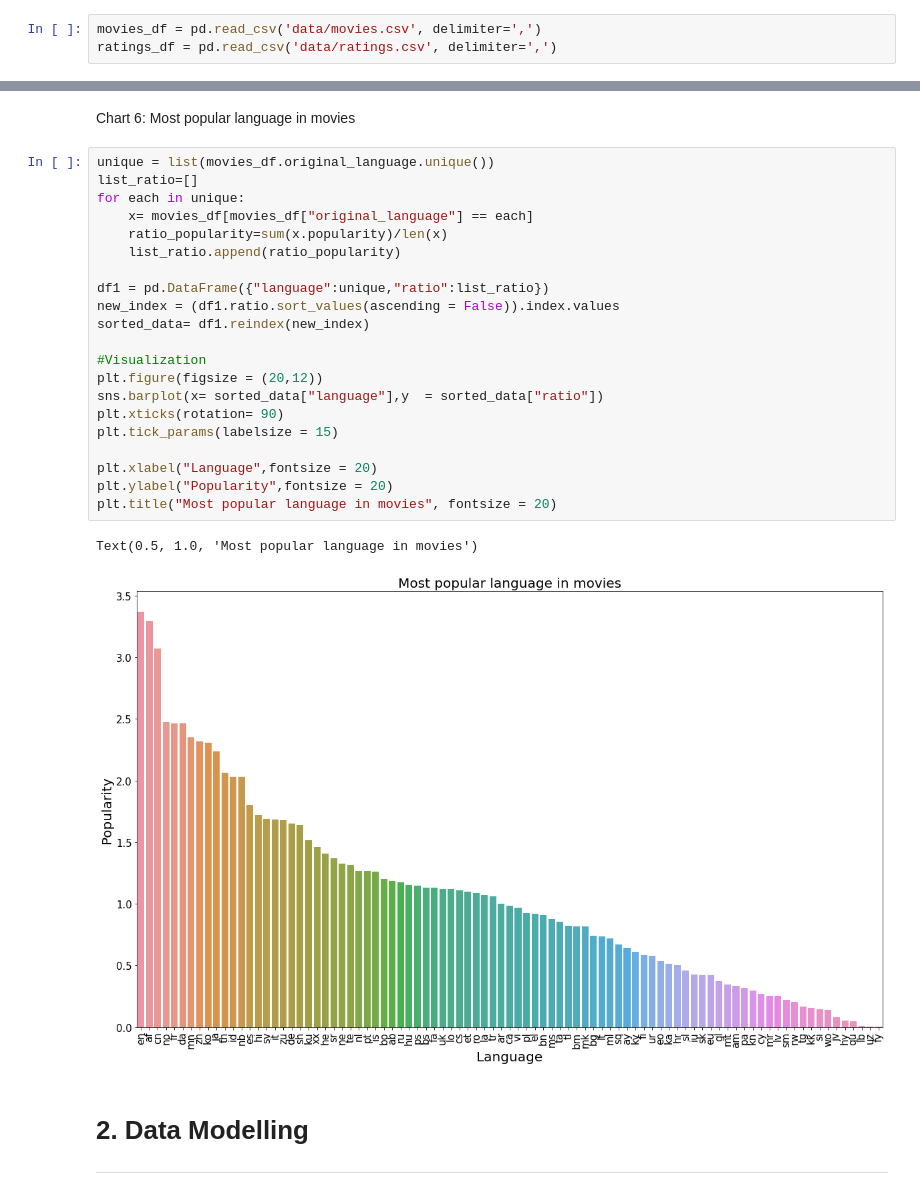
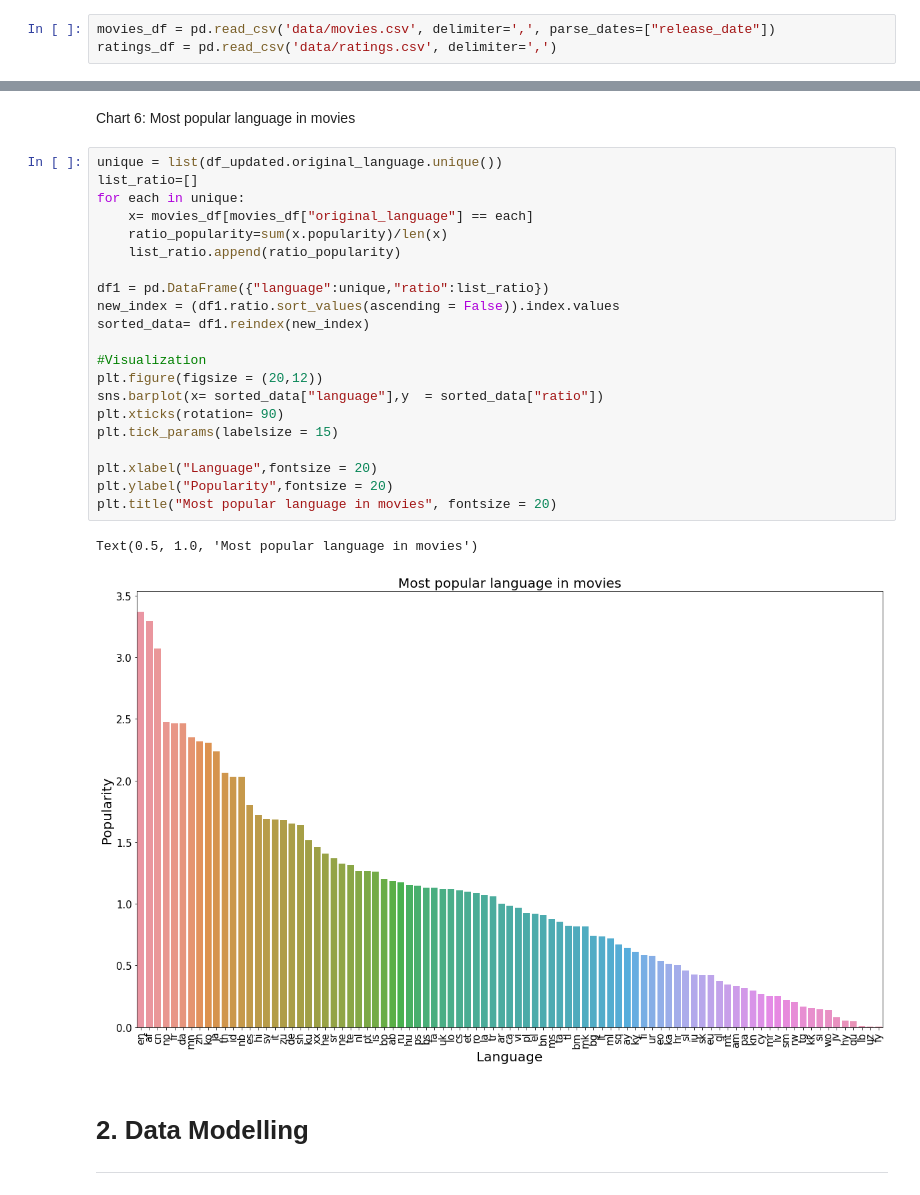
Before and after one commit to s3822042/asm3_pds, a Jupyter notebook: assignment3.ipynb, the cells around one changed output, grey strips where cells are left out. Saved outputs shown, nothing was run; the diff lists cells and outputs as text.

```diff
--- a/assignment3.ipynb
+++ b/assignment3.ipynb
@@ -16,7 +16,7 @@ import re
 # %% [markdown]
 ## 1.1 Data Retrieving
 # %%
-movies_df = pd.read_csv('data/movies.csv', delimiter=',')
+movies_df = pd.read_csv('data/movies.csv', delimiter=',', parse_dates=["release_date"])
 ratings_df = pd.read_csv('data/ratings.csv', delimiter=',')
 # %%
 movies_df.head()
@@ -410,29 +397,29 @@ plt.show()
 # %% [markdown]
 Chart 6: Most popular language in movies
 # %%
-unique = list(movies_df.original_language.unique())
+unique = list(df_updated.original_language.unique())
 list_ratio=[]
 for each in unique:
     x= movies_df[movies_df["original_language"] == each]
     ratio_popularity=sum(x.popularity)/len(x)
     list_ratio.append(ratio_popularity)
 
 df1 = pd.DataFrame({"language":unique,"ratio":list_ratio})
 new_index = (df1.ratio.sort_values(ascending = False)).index.values
 sorted_data= df1.reindex(new_index)
 
 #Visualization
 plt.figure(figsize = (20,12))
 sns.barplot(x= sorted_data["language"],y  = sorted_data["ratio"])
 plt.xticks(rotation= 90)
 plt.tick_params(labelsize = 15)
 
 plt.xlabel("Language",fontsize = 20)
 plt.ylabel("Popularity",fontsize = 20)
 plt.title("Most popular language in movies", fontsize = 20)
 # %% [output]
 Text(0.5, 1.0, 'Most popular language in movies')
-[figure, old version]
+[figure, new version]
 # %% [markdown]
 # 2. Data Modelling
 ---
```
Also changed, not shown: parts of 17 cells of this notebook.
